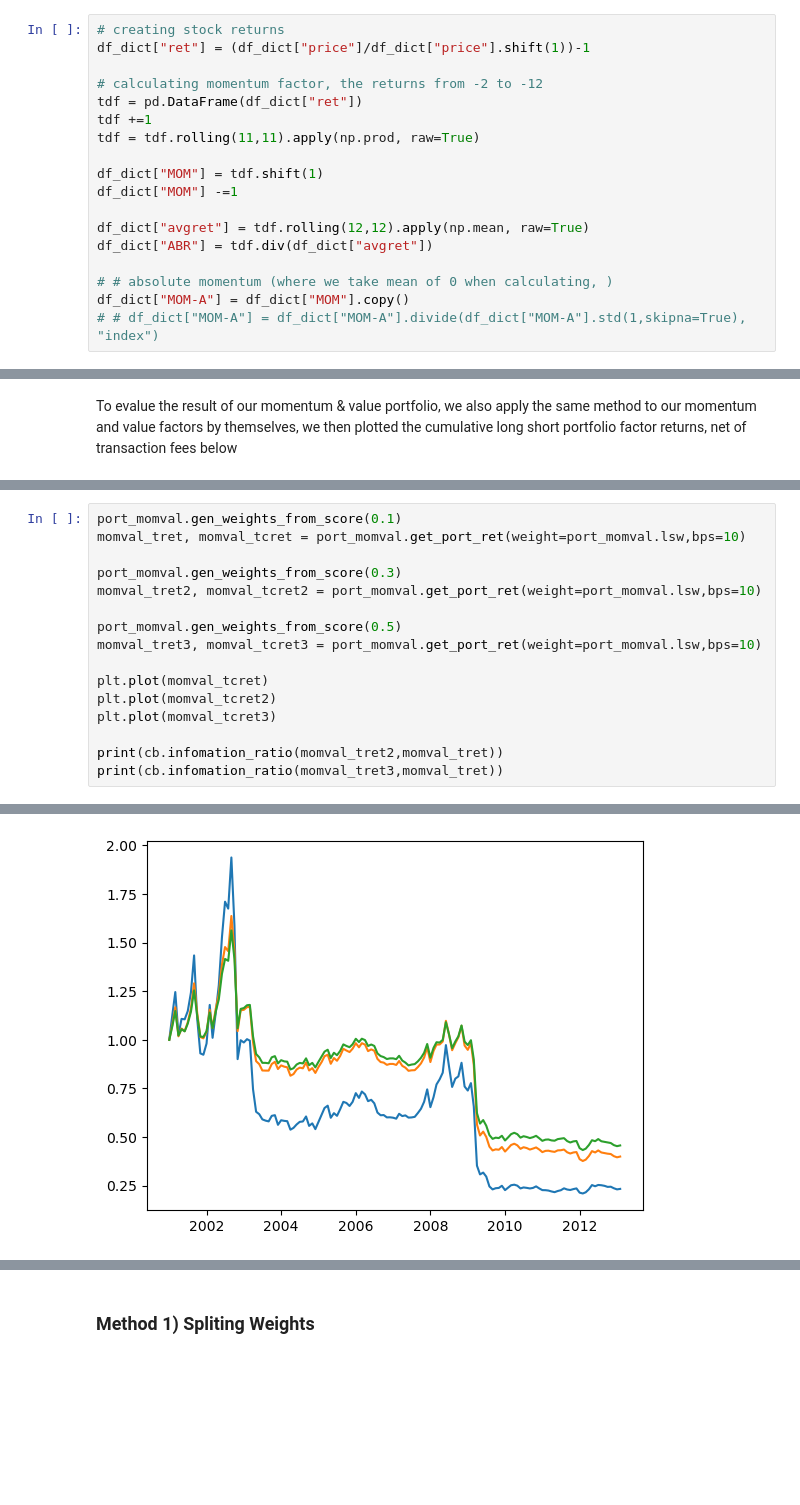
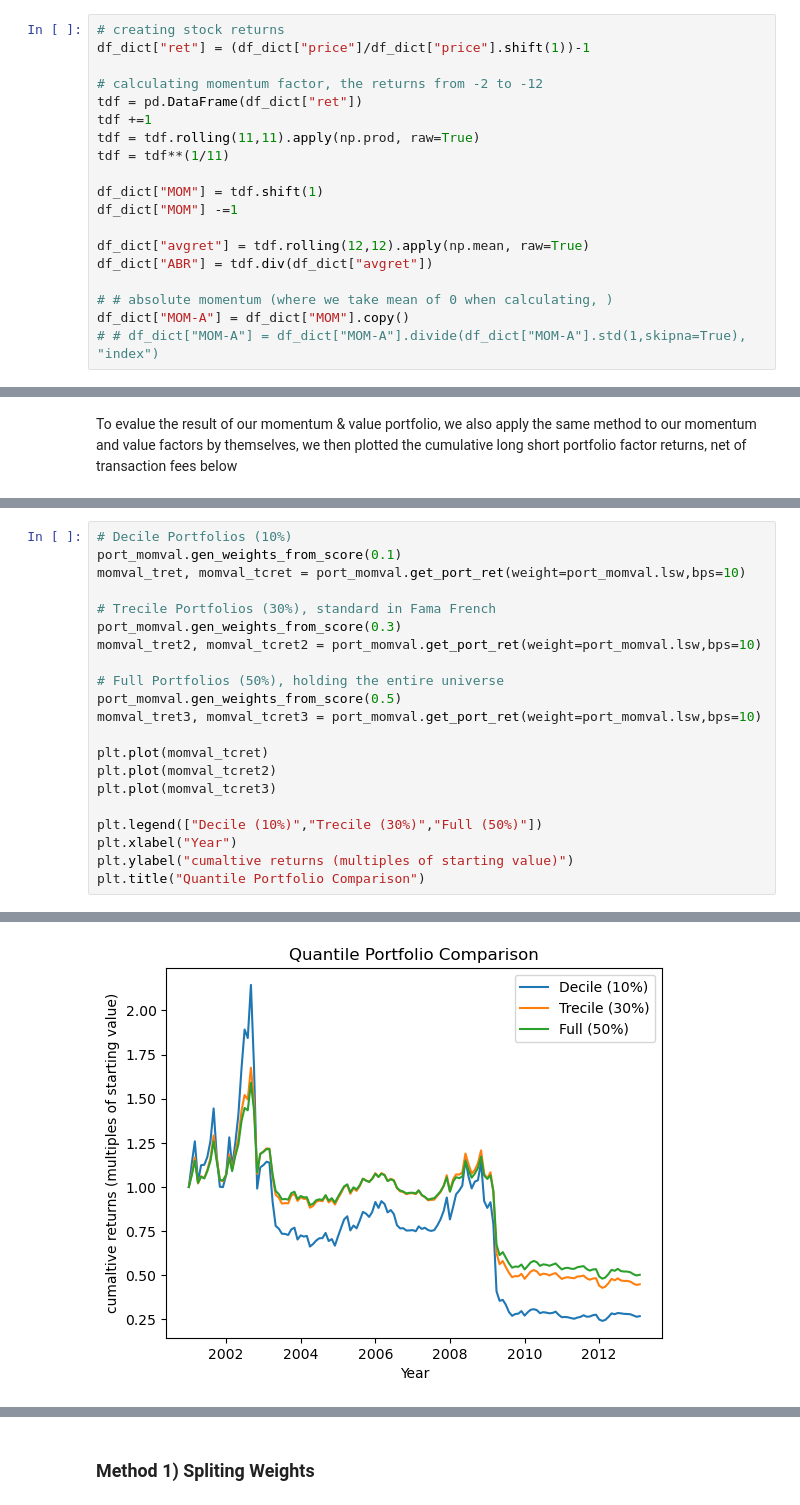
Before and after one commit to Toby3220/EF-5058-HFS, a Jupyter notebook: Group Project/main.ipynb, the cells around one changed output, grey strips where cells are left out. Saved outputs shown, nothing was run; the diff lists cells and outputs as text; blank space fills up the shorter version.

```diff
--- a/Group Project/main.ipynb
+++ b/Group Project/main.ipynb
@@ -78,6 +76,7 @@ df_dict["ret"] = (df_dict["price"]/df_dict["price"].shift(1))-1
 tdf = pd.DataFrame(df_dict["ret"])
 tdf +=1
 tdf = tdf.rolling(11,11).apply(np.prod, raw=True)
+tdf = tdf**(1/11)
 
 df_dict["MOM"] = tdf.shift(1)
 df_dict["MOM"] -=1
@@ -227,10 +228,13 @@ we actuall find that all factors portfolios underperformned the S&P 500 index, b
 # %%
+# Decile Portfolios (10%)
 port_momval.gen_weights_from_score(0.1)
 momval_tret, momval_tcret = port_momval.get_port_ret(weight=port_momval.lsw,bps=10)
 
+# Trecile Portfolios (30%), standard in Fama French
 port_momval.gen_weights_from_score(0.3)
 momval_tret2, momval_tcret2 = port_momval.get_port_ret(weight=port_momval.lsw,bps=10)
 
+# Full Portfolios (50%), holding the entire universe
 port_momval.gen_weights_from_score(0.5)
 momval_tret3, momval_tcret3 = port_momval.get_port_ret(weight=port_momval.lsw,bps=10)
 
@@ -238,6 +242,8 @@ plt.plot(momval_tcret)
 plt.plot(momval_tcret2)
 plt.plot(momval_tcret3)
 
-print(cb.infomation_ratio(momval_tret2,momval_tret))
-print(cb.infomation_ratio(momval_tret3,momval_tret))
+plt.legend(["Decile (10%)","Trecile (30%)","Full (50%)"])
+plt.xlabel("Year")
+plt.ylabel("cumaltive returns (multiples of starting value)")
+plt.title("Quantile Portfolio Comparison")
 # %% [output]
@@ -246 +251 @@ print(cb.infomation_ratio(momval_tret3,momval_tret))
-[figure, old version]
+[figure, new version]
```
Also changed, not shown: parts of 19 cells of this notebook.
